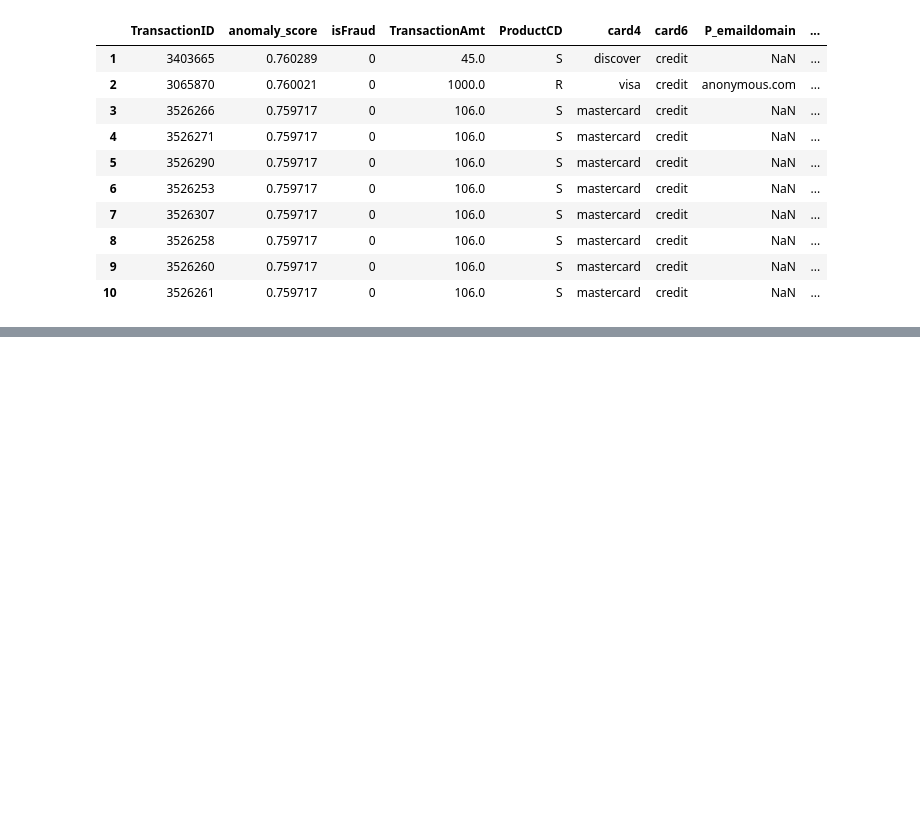
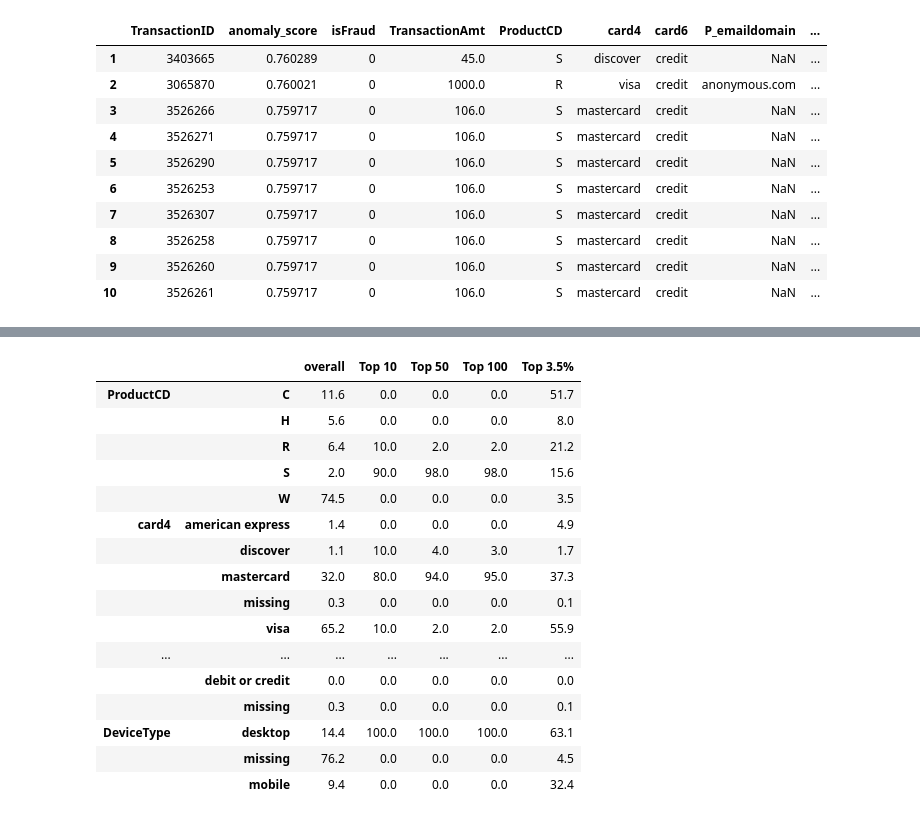
Before and after one commit to Nafisatibrahim/Unsupervised-fraud-detection-the-outliers, a Jupyter notebook: 02_joyce/notebooks/isolation_forest.ipynb, the cells around one changed output, grey strips where cells are left out. Saved outputs shown, nothing was run; the diff lists cells and outputs as text; code cells hidden in the pictures; blank space fills up the shorter version.

Commit message:
feat: Updated isolation forest notebook with more analysis on fraud distribution

```diff
--- a/02_joyce/notebooks/isolation_forest.ipynb
+++ b/02_joyce/notebooks/isolation_forest.ipynb
@@ -960,0 +942,27 @@ for rank, (row_id, row) in enumerate(z.iterrows(), start=1):
+# %%
+TOP_GROUPS = {"Top 10": 10, "Top 50": 50, "Top 100": 100,
+              "Top 3.5%": int(round(len(df) * 0.035))}
+base_rate = fraud_pct / 100
+order = np.argsort(scores_s1)[::-1]  # most anomalous first
+
+summary_rows = []
+for name, k in TOP_GROUPS.items():
+    idx = order[:k]
+    sub = df.iloc[idx]
+    frauds = int(sub["isFraud"].sum())
+    # near-duplicate burst check: how much of the group is one (product, amount, card) combo
+    combo = sub.groupby(["ProductCD", "TransactionAmt", "card4", "card6"], dropna=False).size()
+    summary_rows.append({
+        "group": name, "n": k,
+        "min_score": scores_s1[idx].min(),
+        "frauds": frauds,
+        "precision": frauds / k,
+        "lift_vs_base": (frauds / k) / base_rate,
+        "recall": frauds / y.sum(),
+        "median_amt": sub["TransactionAmt"].median(),
+        "pct_in_top_duplicate_combo": combo.max() / k * 100,
+    })
+
+top_summary = pd.DataFrame(summary_rows).set_index("group")
+print(f"Overall fraud rate (base): {fraud_pct:.2f}%")
+top_summary
@@ -961,3 +977,33 @@ for rank, (row_id, row) in enumerate(z.iterrows(), start=1):
+# %%
+# Composition of each top-N group vs. all transactions (% of rows)
+comp_cols = ["ProductCD", "card4", "card6", "DeviceType"]
+comp_frames = []
+for col in comp_cols:
+    tbl = {"overall": df[col].fillna("missing").value_counts(normalize=True) * 100}
+    for name, k in TOP_GROUPS.items():
+        tbl[name] = df.iloc[order[:k]][col].fillna("missing").value_counts(normalize=True) * 100
+    t = pd.DataFrame(tbl).fillna(0).round(1)
+    t.index = pd.MultiIndex.from_product([[col], t.index])
+    comp_frames.append(t)
+pd.concat(comp_frames)
+# %% [output]
+|  |  | overall | Top 10 | Top 50 | Top 100 | Top 3.5% |
+| ProductCD | C | 11.6 | 0.0 | 0.0 | 0.0 | 51.7 |
+|  | H | 5.6 | 0.0 | 0.0 | 0.0 | 8.0 |
+|  | R | 6.4 | 10.0 | 2.0 | 2.0 | 21.2 |
+|  | S | 2.0 | 90.0 | 98.0 | 98.0 | 15.6 |
+|  | W | 74.5 | 0.0 | 0.0 | 0.0 | 3.5 |
+| card4 | american express | 1.4 | 0.0 | 0.0 | 0.0 | 4.9 |
+|  | discover | 1.1 | 10.0 | 4.0 | 3.0 | 1.7 |
+|  | mastercard | 32.0 | 80.0 | 94.0 | 95.0 | 37.3 |
+|  | missing | 0.3 | 0.0 | 0.0 | 0.0 | 0.1 |
+|  | visa | 65.2 | 10.0 | 2.0 | 2.0 | 55.9 |
+| ... | ... | ... | ... | ... | ... | ... |
+|  | debit or credit | 0.0 | 0.0 | 0.0 | 0.0 | 0.0 |
+|  | missing | 0.3 | 0.0 | 0.0 | 0.0 | 0.1 |
+| DeviceType | desktop | 14.4 | 100.0 | 100.0 | 100.0 | 63.1 |
+|  | missing | 76.2 | 0.0 | 0.0 | 0.0 | 4.5 |
+|  | mobile | 9.4 | 0.0 | 0.0 | 0.0 | 32.4 |
 # %% [markdown]
 **Findings:**
 
```
Also changed, not shown: parts of 22 cells of this notebook.
